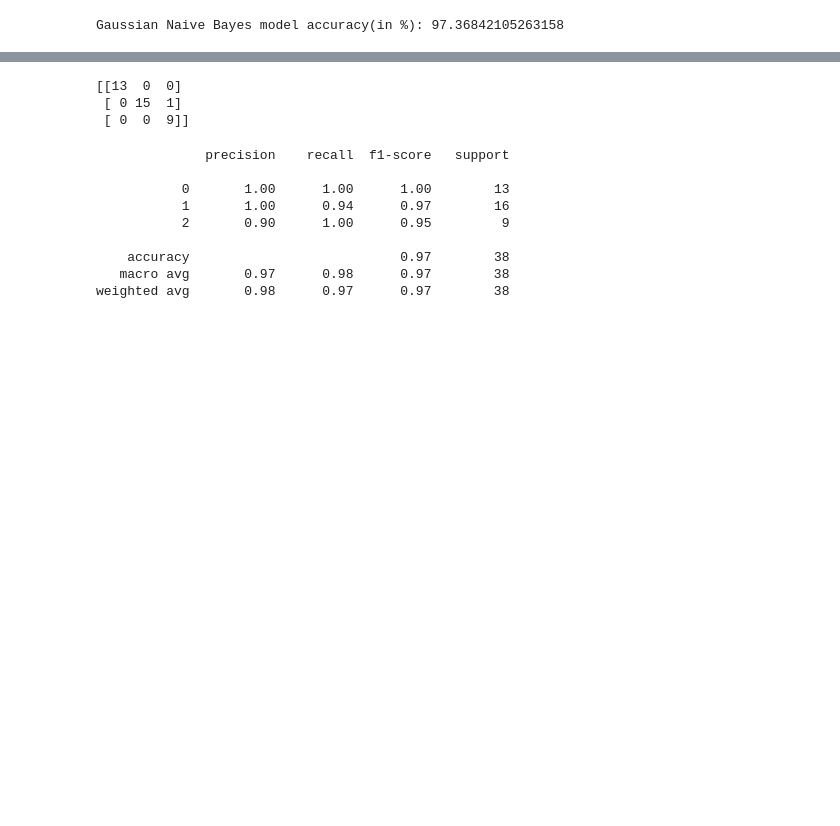
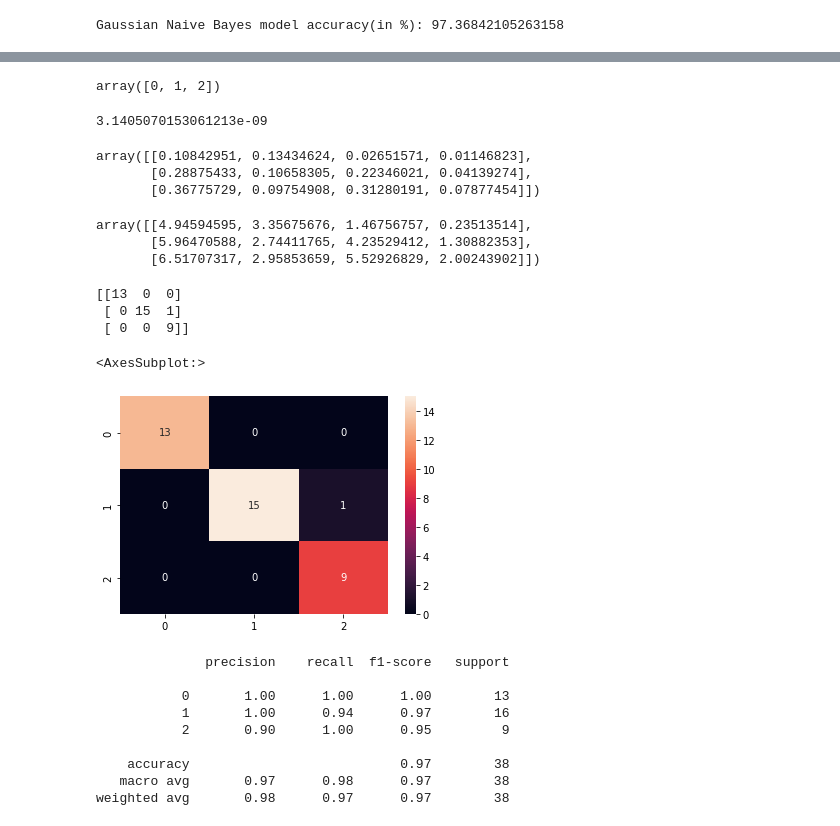
Before and after one commit to svkarthik86/Meachine_Learning, a Jupyter notebook: NaiveBayes.ipynb, the cells around one changed output, grey strips where cells are left out. Saved outputs shown, nothing was run; the diff lists cells and outputs as text; code cells hidden in the pictures; blank space fills up the shorter version.

```diff
--- a/NaiveBayes.ipynb
+++ b/NaiveBayes.ipynb
@@ -204,3 +289,23 @@ Gaussian Naive Bayes model accuracy(in %): 97.36842105263158
+# %%
+gnb.classes_ #class labels known to the classifier.
+# %% [output]
+array([0, 1, 2])
+# %%
+gnb.epsilon_ #absolute additive value to variances.
+# %% [output]
+3.1405070153061213e-09
+# %%
+gnb.var_  #Variance of each feature per class.
+# %% [output]
+array([[0.10842951, 0.13434624, 0.02651571, 0.01146823],
+       [0.28875433, 0.10658305, 0.22346021, 0.04139274],
+       [0.36775729, 0.09754908, 0.31280191, 0.07877454]])
+# %%
+gnb.theta_ #mean of each feature per class.
+# %% [output]
+array([[4.94594595, 3.35675676, 1.46756757, 0.23513514],
+       [5.96470588, 2.74411765, 4.23529412, 1.30882353],
+       [6.51707317, 2.95853659, 5.52926829, 2.00243902]])
 # %%
  # Making the Confusion Matrix
 from sklearn.metrics import confusion_matrix
@@ -210,6 +315,12 @@ print(cm)
 [[13  0  0]
  [ 0 15  1]
  [ 0  0  9]]
+# %%
+import seaborn as sns
+sns.heatmap(cm,annot=True)
+# %% [output]
+<AxesSubplot:>
+[figure, added]
 # %%
 print(metrics.classification_report(y_test,y_pred))
 # %% [output]
```
Also changed, not shown: parts of 20 cells of this notebook, 2 other files.
